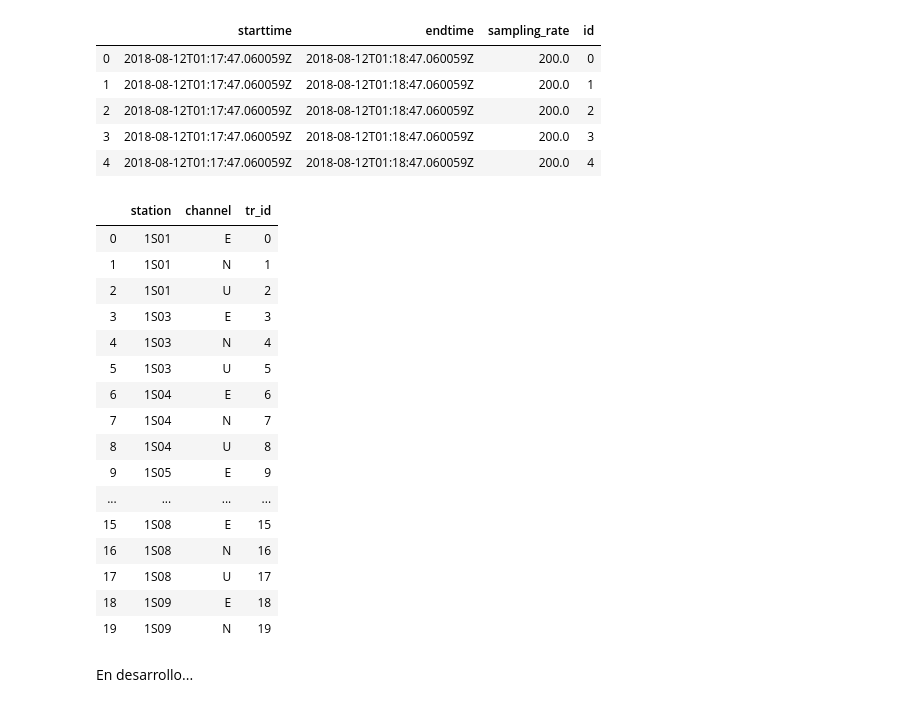
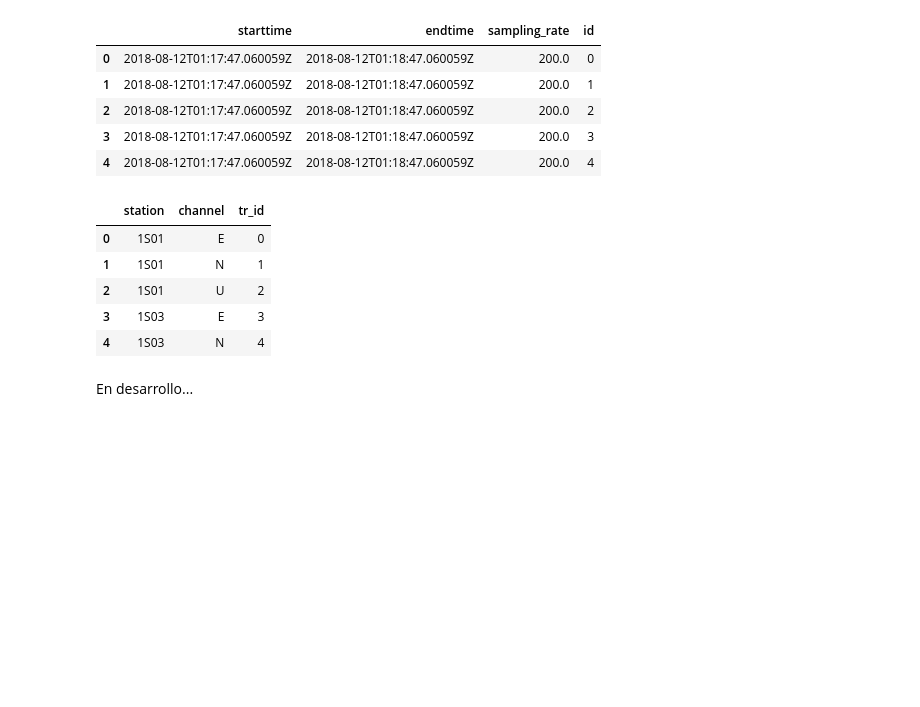
Before and after one commit to CoolingBroski/Mecanismos-Focales-Brecha-Guerrero, a Jupyter notebook: Preprocessing.ipynb, the cells around one changed output. Saved outputs shown, nothing was run; the diff lists cells and outputs as text; code cells hidden in the pictures; blank space fills up the shorter version.

```diff
--- a/Preprocessing.ipynb
+++ b/Preprocessing.ipynb
@@ -131,3 +128,5 @@ tr_df, tr_st = get_tr_meta(directorio_evento)
+# %%
+tr_df, tr_st = get_tr_meta(directorio_recortado)
 # %%
 tr_df.head()
 # %% [output]
@@ -138,25 +137,14 @@ tr_df.head()
 | 3 | 2018-08-12T01:17:47.060059Z | 2018-08-12T01:18:47.060059Z | 200.0 | 3 |
 | 4 | 2018-08-12T01:17:47.060059Z | 2018-08-12T01:18:47.060059Z | 200.0 | 4 |
 # %%
-tr_st.head(20)
+tr_st.head()
 # %% [output]
 |  | station | channel | tr_id |
 | 0 | 1S01 | E | 0 |
 | 1 | 1S01 | N | 1 |
 | 2 | 1S01 | U | 2 |
 | 3 | 1S03 | E | 3 |
 | 4 | 1S03 | N | 4 |
-| 5 | 1S03 | U | 5 |
-| 6 | 1S04 | E | 6 |
-| 7 | 1S04 | N | 7 |
-| 8 | 1S04 | U | 8 |
-| 9 | 1S05 | E | 9 |
-| ... | ... | ... | ... |
-| 15 | 1S08 | E | 15 |
-| 16 | 1S08 | N | 16 |
-| 17 | 1S08 | U | 17 |
-| 18 | 1S09 | E | 18 |
-| 19 | 1S09 | N | 19 |
 # %%
 #station1 = stations_meta.groupby('kstnm').apply(list).reset_index()
 # %%
```
Also changed, not shown: parts of 7 cells of this notebook, 1 other file.
